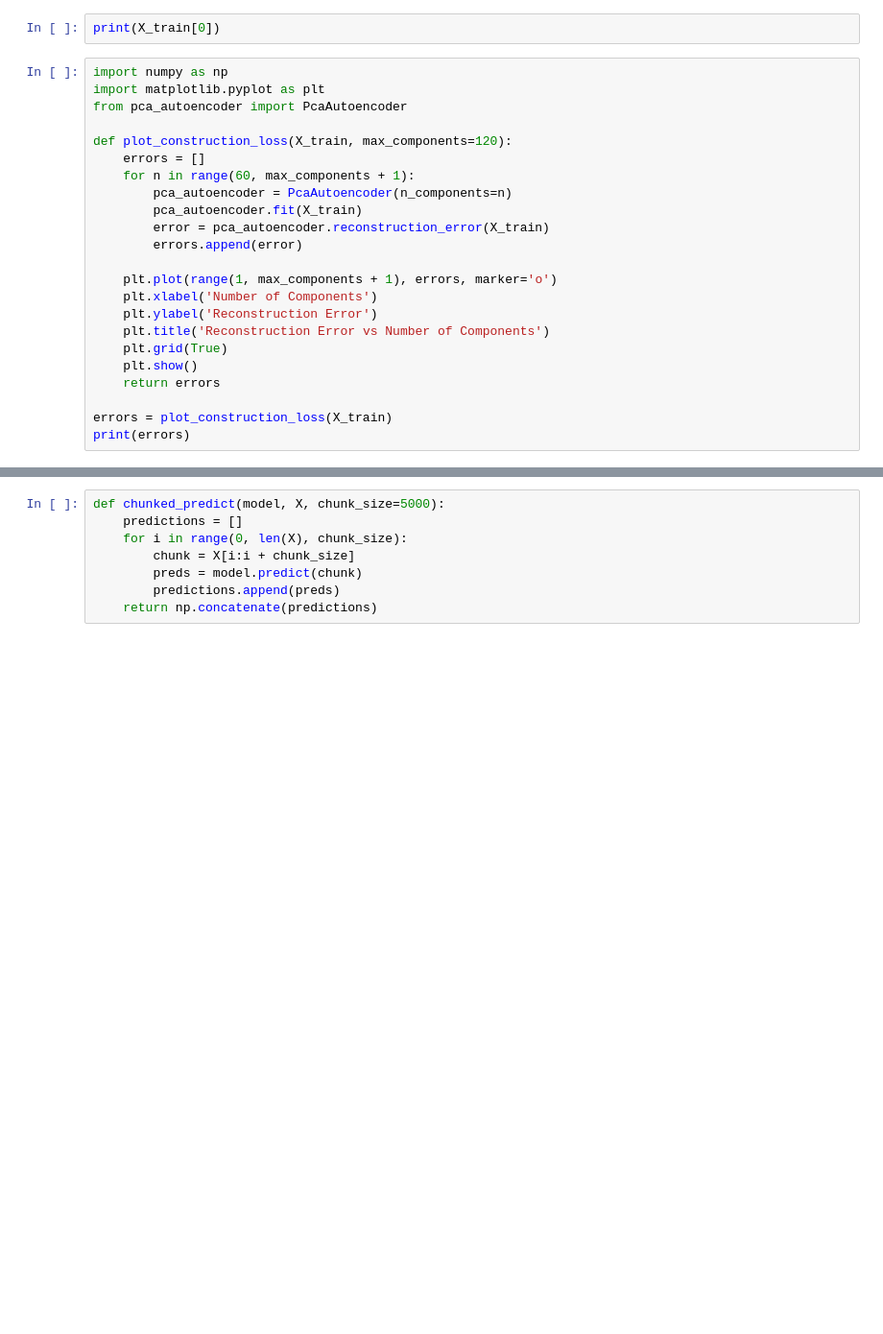
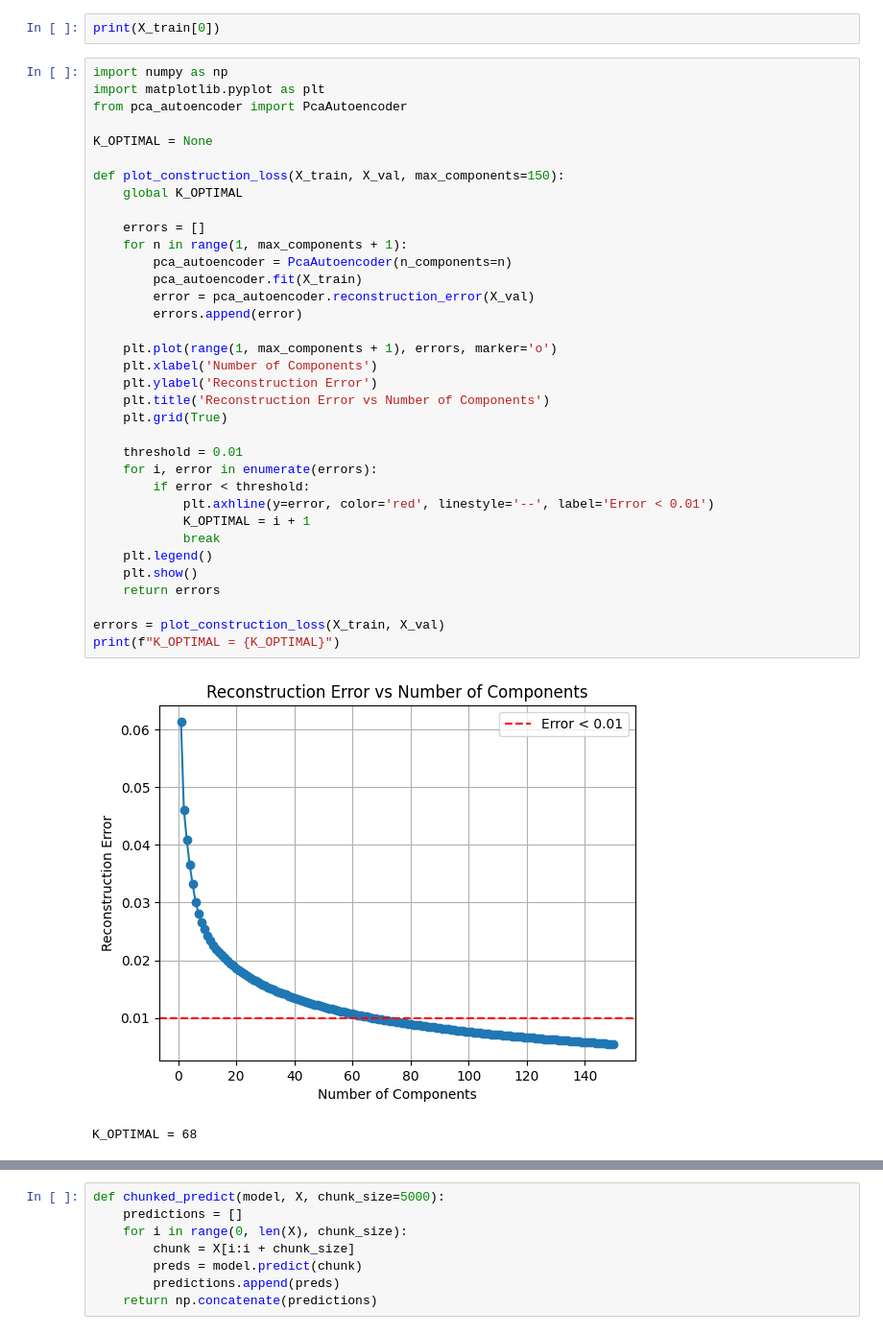
Before and after one commit to StarryBadger/ml-toolkit, a Jupyter notebook: assignments/4/AutoEncoder.ipynb, the cells around one changed output, grey strips where cells are left out. Shown at 96% size. Saved outputs shown, nothing was run; the diff lists cells and outputs as text; blank space fills up the shorter version.

```diff
--- a/assignments/4/AutoEncoder.ipynb
+++ b/assignments/4/AutoEncoder.ipynb
@@ -484,25 +484,40 @@ print(X_train[0])
 # %%
 import numpy as np
 import matplotlib.pyplot as plt
 from pca_autoencoder import PcaAutoencoder
 
-def plot_construction_loss(X_train, max_components=120):
+K_OPTIMAL = None
+
+def plot_construction_loss(X_train, X_val, max_components=150):
+    global K_OPTIMAL
+
     errors = []
-    for n in range(60, max_components + 1):
+    for n in range(1, max_components + 1):
         pca_autoencoder = PcaAutoencoder(n_components=n)
         pca_autoencoder.fit(X_train)
-        error = pca_autoencoder.reconstruction_error(X_train)
+        error = pca_autoencoder.reconstruction_error(X_val)
         errors.append(error)
 
     plt.plot(range(1, max_components + 1), errors, marker='o')
     plt.xlabel('Number of Components')
     plt.ylabel('Reconstruction Error')
     plt.title('Reconstruction Error vs Number of Components')
     plt.grid(True)
+
+    threshold = 0.01
+    for i, error in enumerate(errors):
+        if error < threshold:
+            plt.axhline(y=error, color='red', linestyle='--', label='Error < 0.01')
+            K_OPTIMAL = i + 1
+            break
+    plt.legend()
     plt.show()
     return errors
 
-errors = plot_construction_loss(X_train)
-print(errors)
+errors = plot_construction_loss(X_train, X_val)
+print(f"K_OPTIMAL = {K_OPTIMAL}")
+# %% [output]
+[figure, added]
+K_OPTIMAL = 68
 # %%
 
```
Also changed, not shown: parts of 9 cells of this notebook, 3 other files.
